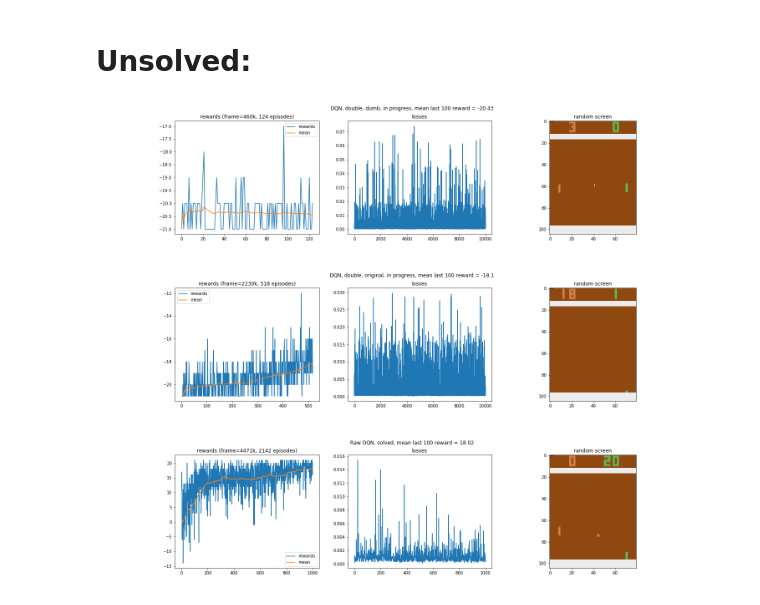
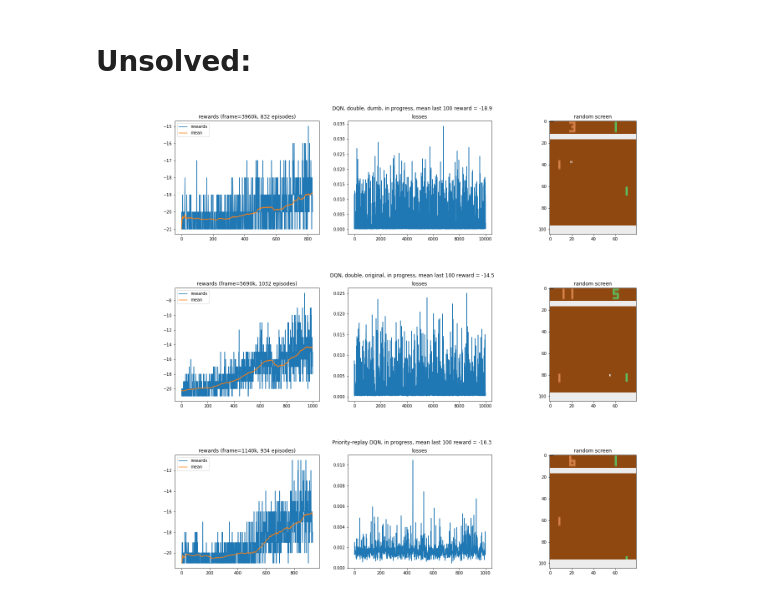
Before and after one commit to ivan-filonov/openai-0, a Jupyter notebook: scripts/check-scripts.ipynb, the cells around one changed output. Saved outputs shown, nothing was run; the diff lists cells and outputs as text; code cells hidden in the pictures.

```diff
--- a/scripts/check-scripts.ipynb
+++ b/scripts/check-scripts.ipynb
@@ -63,12 +67,12 @@ display_image('../jupyter/pong/state-pong-dueling-raw-dqn.png')
 # %%
 while True:
     clear_output(False)
     #probe_state('tennis-cnn-a2c-pytorch', './tennis/state-tennis-cnn-a2c-pytorch.png')
     display_image('../jupyter/pong/state-pong-double-dqn-dumb.png')
     display_image('../jupyter/pong/state-pong-double-dqn-original.png')
-    display_image('../jupyter/pong/state-pong-raw-dqn.png')
+    display_image('../jupyter/pong/state-pong-priority-replay-dqn.png')
     time.sleep(15 * 60)
 # %% [output]
-[figure, old version]
+[figure, new version]
-[figure, old version]
+[figure, new version]
-[figure, old version]
+[figure, new version]
```
Also changed, not shown: parts of 1 cell of this notebook, 4 other files.
